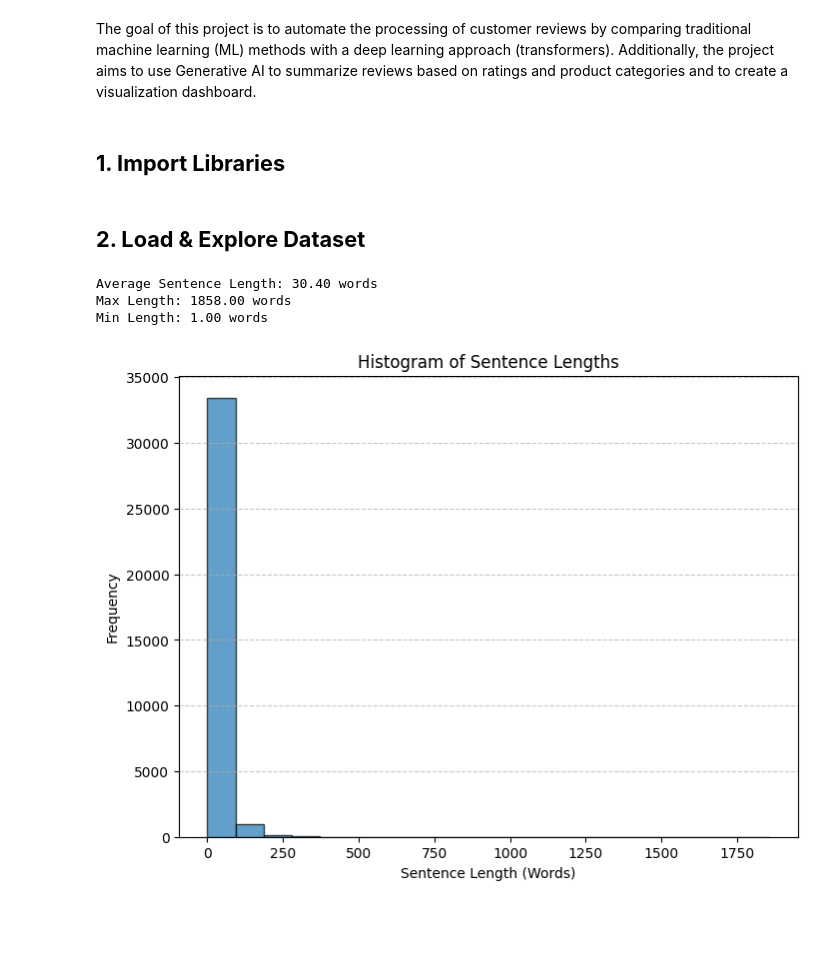
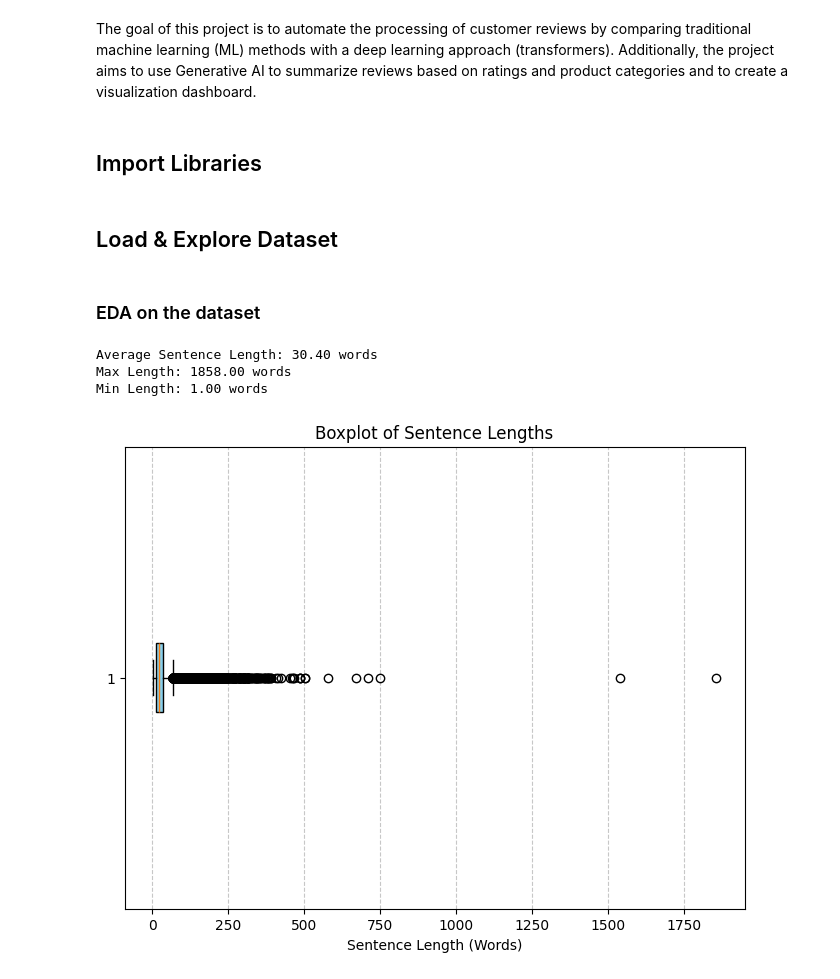
Before and after one commit to kenobini/project-nlp-automated-customer-reviews, a Jupyter notebook: NLP_automated_customers_reviews.ipynb, the cells around one changed output. Cells and saved outputs as stored; diff of their text form; code cells hidden in the pictures; blank space fills up the shorter version.

```diff
--- a/NLP_automated_customers_reviews.ipynb
+++ b/NLP_automated_customers_reviews.ipynb
@@ -3,7 +3,7 @@
 # %% [markdown]
 The goal of this project is to automate the processing of customer reviews by comparing traditional machine learning (ML) methods with a deep learning approach (transformers). Additionally, the project aims to use Generative AI to summarize reviews based on ratings and product categories and to create a visualization dashboard.
 # %% [markdown]
-## **1. Import Libraries**
+## Import Libraries
 # %%
 import numpy as np
 import pandas as pd
@@ -19,5 +18,5 @@ from sklearn.metrics import accuracy_score, classification_report, confusion_mat
 # %% [markdown]
-## **2. Load & Explore Dataset**
+## Load & Explore Dataset
 # %%
 import pandas as pd
 
@@ -28,38 +27,44 @@ df = pd.read_csv(data_path)
 
 #  Relevant columns
 # 'reviews.text', 'reviews.title', 'reviews.rating'
+# %% [markdown]
+### EDA on the dataset
 # %%
 import matplotlib.pyplot as plt
-
 
 # Calculate sentence lengths (split by spaces)
 sentence_lengths = df['reviews.text'].astype(str).apply(lambda x: len(x.split()))
 
 # Compute the average sentence length
 avg_length = sentence_lengths.mean()
 max_length = sentence_lengths.max()
 min_length = sentence_lengths.min()
 
 print(f"Average Sentence Length: {avg_length:.2f} words")
 print(f"Max Length: {max_length:.2f} words")
 print(f"Min Length: {min_length:.2f} words")
 
 
-# Generate the histogram
+# Generate a boxplot for sentence lengths
 plt.figure(figsize=(8, 6))
-plt.hist(sentence_lengths, bins=20, edgecolor='black', alpha=0.7)
+plt.boxplot(sentence_lengths, vert=False, patch_artist=True, boxprops=dict(facecolor='skyblue', color='black'))
 plt.xlabel('Sentence Length (Words)')
-plt.ylabel('Frequency')
-plt.title('Histogram of Sentence Lengths')
-plt.grid(axis='y', linestyle='--', alpha=0.7)
+plt.title('Boxplot of Sentence Lengths')
+plt.grid(axis='x', linestyle='--', alpha=0.7)
 
 # Show the plot
 plt.show()
+
+MAX_SENTENCE_LENGTH = 500  # few sentences longer than 500
+
+def truncate_sentence(sentence):
+    words = sentence.split()  # Split sentence into words
+    return " ".join(words[:MAX_SENTENCE_LENGTH])  # Keep only first N words
 # %% [output]
 Average Sentence Length: 30.40 words
 Max Length: 1858.00 words
 Min Length: 1.00 words
-[figure, old version]
+[figure, new version]
 # %%
 import unidecode
 import spacy
```
Also changed, not shown: parts of 11 cells of this notebook.
